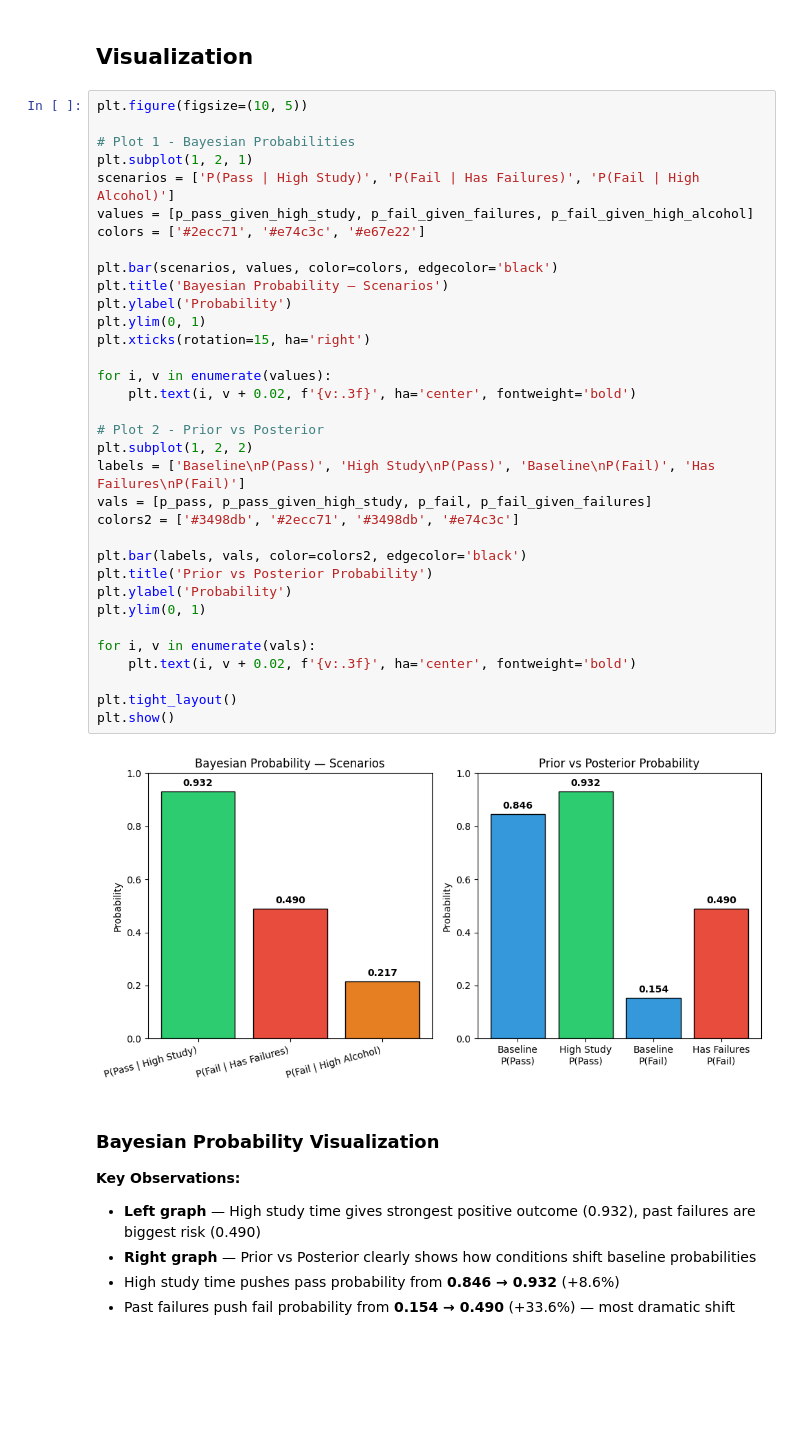
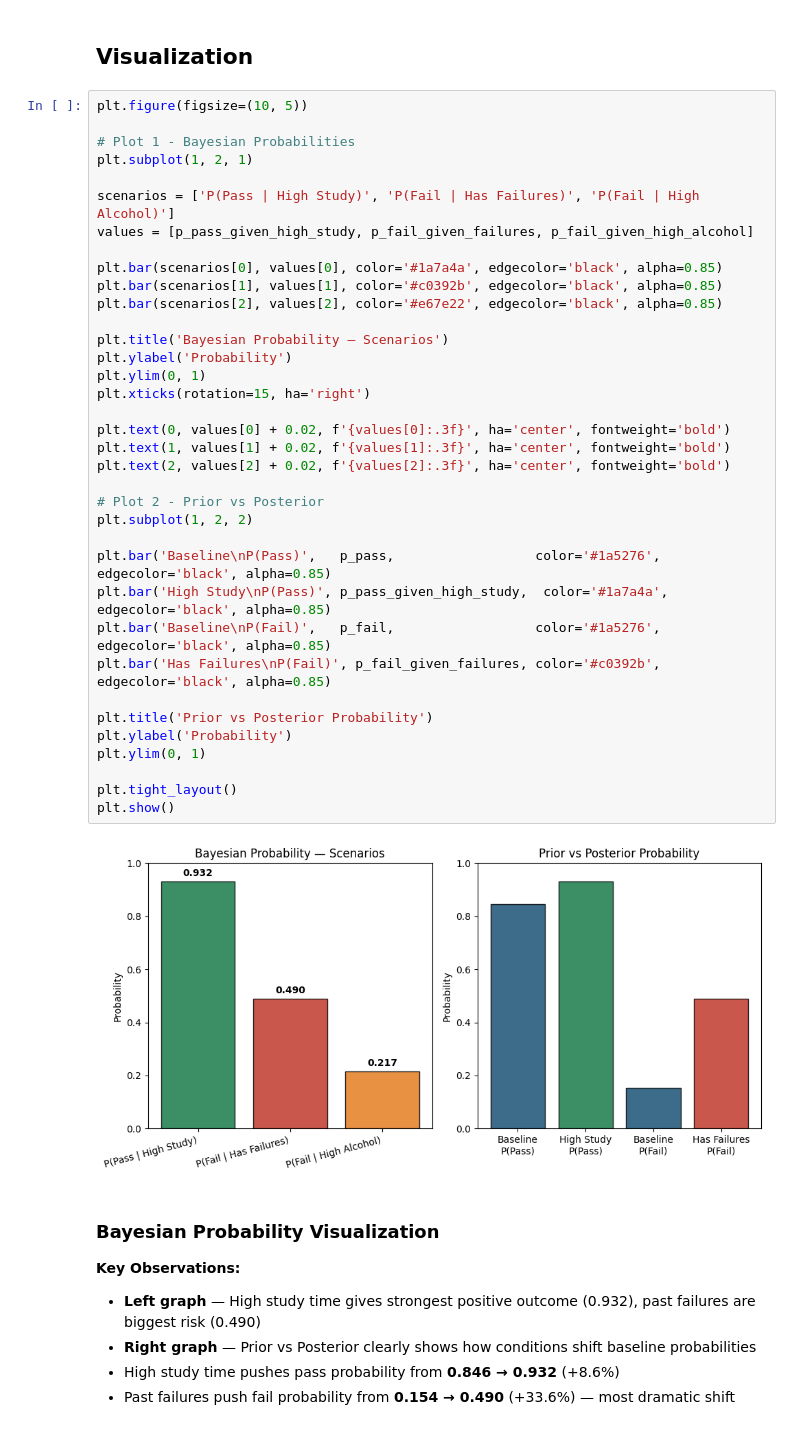
Before and after one commit to Abrar-ul-hasnain/student-performance-predictor, a Jupyter notebook: main.ipynb, the cells around one changed output. Saved outputs shown, nothing was run; the diff lists cells and outputs as text; blank space fills up the shorter version.

```diff
--- a/main.ipynb
+++ b/main.ipynb
@@ -1051,39 +1121,41 @@ P(Fail | High Alcohol) = 0.217
 # %%
 plt.figure(figsize=(10, 5))
 
 # Plot 1 - Bayesian Probabilities
 plt.subplot(1, 2, 1)
+
 scenarios = ['P(Pass | High Study)', 'P(Fail | Has Failures)', 'P(Fail | High Alcohol)']
 values = [p_pass_given_high_study, p_fail_given_failures, p_fail_given_high_alcohol]
-colors = ['#2ecc71', '#e74c3c', '#e67e22']
 
-plt.bar(scenarios, values, color=colors, edgecolor='black')
+plt.bar(scenarios[0], values[0], color='#1a7a4a', edgecolor='black', alpha=0.85)
+plt.bar(scenarios[1], values[1], color='#c0392b', edgecolor='black', alpha=0.85)
+plt.bar(scenarios[2], values[2], color='#e67e22', edgecolor='black', alpha=0.85)
+
 plt.title('Bayesian Probability — Scenarios')
 plt.ylabel('Probability')
 plt.ylim(0, 1)
 plt.xticks(rotation=15, ha='right')
 
-for i, v in enumerate(values):
-    plt.text(i, v + 0.02, f'{v:.3f}', ha='center', fontweight='bold')
+plt.text(0, values[0] + 0.02, f'{values[0]:.3f}', ha='center', fontweight='bold')
+plt.text(1, values[1] + 0.02, f'{values[1]:.3f}', ha='center', fontweight='bold')
+plt.text(2, values[2] + 0.02, f'{values[2]:.3f}', ha='center', fontweight='bold')
 
 # Plot 2 - Prior vs Posterior
 plt.subplot(1, 2, 2)
-labels = ['Baseline\nP(Pass)', 'High Study\nP(Pass)', 'Baseline\nP(Fail)', 'Has Failures\nP(Fail)']
-vals = [p_pass, p_pass_given_high_study, p_fail, p_fail_given_failures]
-colors2 = ['#3498db', '#2ecc71', '#3498db', '#e74c3c']
 
-plt.bar(labels, vals, color=colors2, edgecolor='black')
+plt.bar('Baseline\nP(Pass)',   p_pass,                  color='#1a5276', edgecolor='black', alpha=0.85)
+plt.bar('High Study\nP(Pass)', p_pass_given_high_study,  color='#1a7a4a', edgecolor='black', alpha=0.85)
+plt.bar('Baseline\nP(Fail)',   p_fail,                  color='#1a5276', edgecolor='black', alpha=0.85)
+plt.bar('Has Failures\nP(Fail)', p_fail_given_failures, color='#c0392b', edgecolor='black', alpha=0.85)
+
 plt.title('Prior vs Posterior Probability')
 plt.ylabel('Probability')
 plt.ylim(0, 1)
 
-for i, v in enumerate(vals):
-    plt.text(i, v + 0.02, f'{v:.3f}', ha='center', fontweight='bold')
-
 plt.tight_layout()
 plt.show()
 # %% [output]
-[figure, old version]
+[figure, new version]
 # %% [markdown]
 ### Bayesian Probability Visualization
 
```
Also changed, not shown: parts of 15 cells of this notebook, 1 other file.
